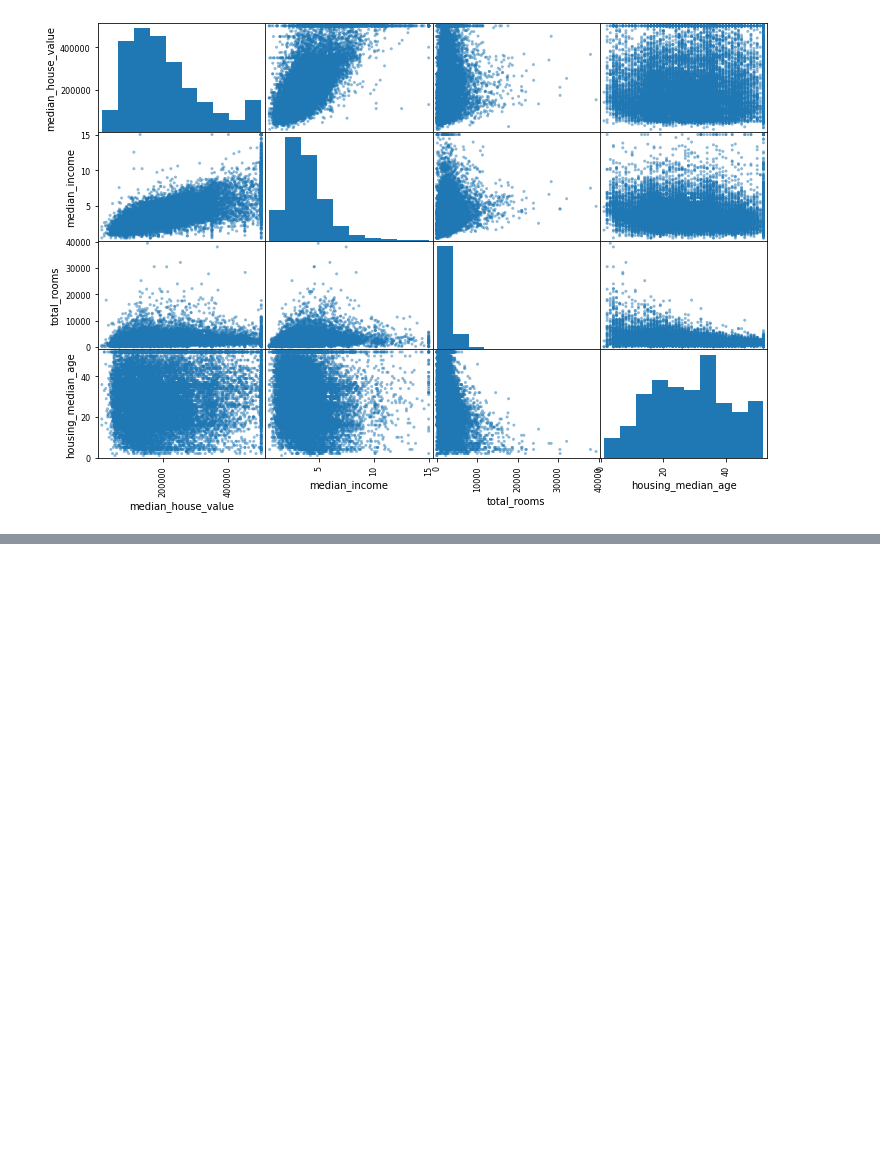
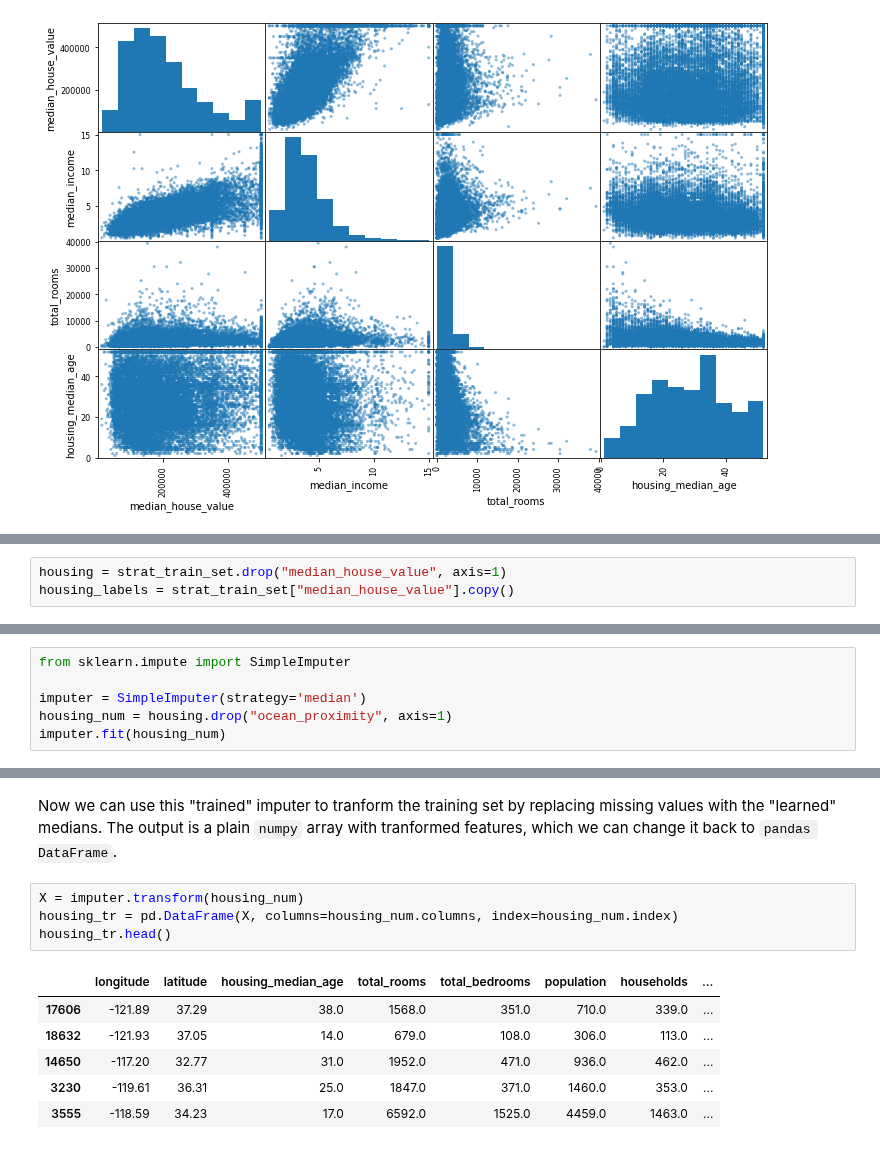
Before and after one commit to mandliya/ml, a Jupyter notebook: hands_on_machine_learning/2/End_to_end_machine_learning_project.ipynb, the cells around one changed output, grey strips where cells are left out. Cells and saved outputs as stored; diff of their text form; blank space fills up the shorter version.

Commit message:
Day 6, feature scaling, selection, pipelines, transformations

```diff
--- a/hands_on_machine_learning/2/End_to_end_machine_learning_project.ipynb
+++ b/hands_on_machine_learning/2/End_to_end_machine_learning_project.ipynb
@@ -420,0 +473,3 @@ plt.show()
+# %%
+housing = strat_train_set.drop("median_house_value", axis=1)
+housing_labels = strat_train_set["median_house_value"].copy()
@@ -420,0 +500,6 @@ plt.show()
+# %%
+from sklearn.impute import SimpleImputer
+
+imputer = SimpleImputer(strategy='median')
+housing_num = housing.drop("ocean_proximity", axis=1)
+imputer.fit(housing_num)
@@ -420,0 +519,13 @@ plt.show()
+# %% [markdown]
+Now we can use this "trained" imputer to tranform the training set by replacing missing values with the "learned" medians. The output is a plain `numpy` array with tranformed features, which we can change it back to `pandas DataFrame`.
+# %%
+X = imputer.transform(housing_num)
+housing_tr = pd.DataFrame(X, columns=housing_num.columns, index=housing_num.index)
+housing_tr.head()
+# %% [output]
+|  | longitude | latitude | housing_median_age | total_rooms | total_bedrooms | population | households | ... |
+| 17606 | -121.89 | 37.29 | 38.0 | 1568.0 | 351.0 | 710.0 | 339.0 | ... |
+| 18632 | -121.93 | 37.05 | 14.0 | 679.0 | 108.0 | 306.0 | 113.0 | ... |
+| 14650 | -117.20 | 32.77 | 31.0 | 1952.0 | 471.0 | 936.0 | 462.0 | ... |
+| 3230 | -119.61 | 36.31 | 25.0 | 1847.0 | 371.0 | 1460.0 | 353.0 | ... |
+| 3555 | -118.59 | 34.23 | 17.0 | 6592.0 | 1525.0 | 4459.0 | 1463.0 | ... |
```
Also changed, not shown: parts of 33 cells of this notebook, 2 other files.
